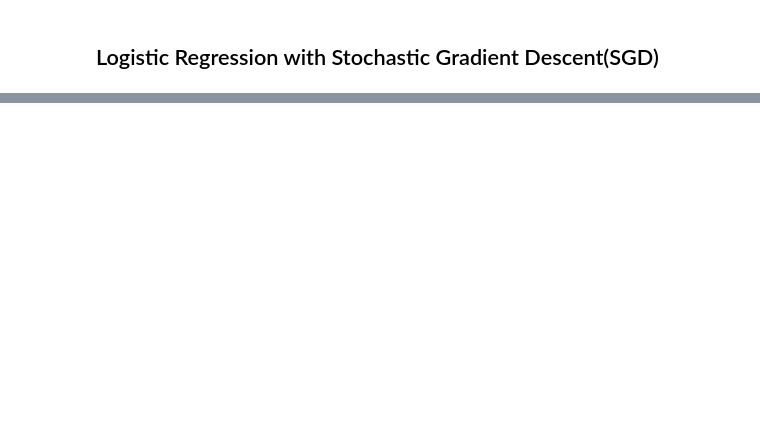
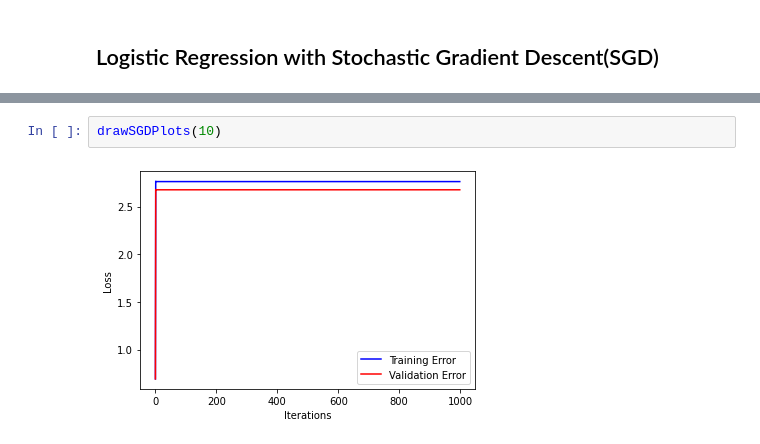
Before and after one commit to PritishWadhwa/ML-Assignments, a Jupyter notebook: Assignment1/Q2.ipynb, the cells around one changed output, grey strips where cells are left out. Drawn from its saved outputs; the diff is of its cells as text; blank space fills up the shorter version.

```diff
--- a/Assignment1/Q2.ipynb
+++ b/Assignment1/Q2.ipynb
@@ -235,0 +268,4 @@ def stochasticGradientDescent(X_train, y_train, X_validation, y_validation, lear
+# %%
+drawSGDPlots(10)
+# %% [output]
+[figure, added]
```
Also changed, not shown: parts of 22 cells of this notebook.
